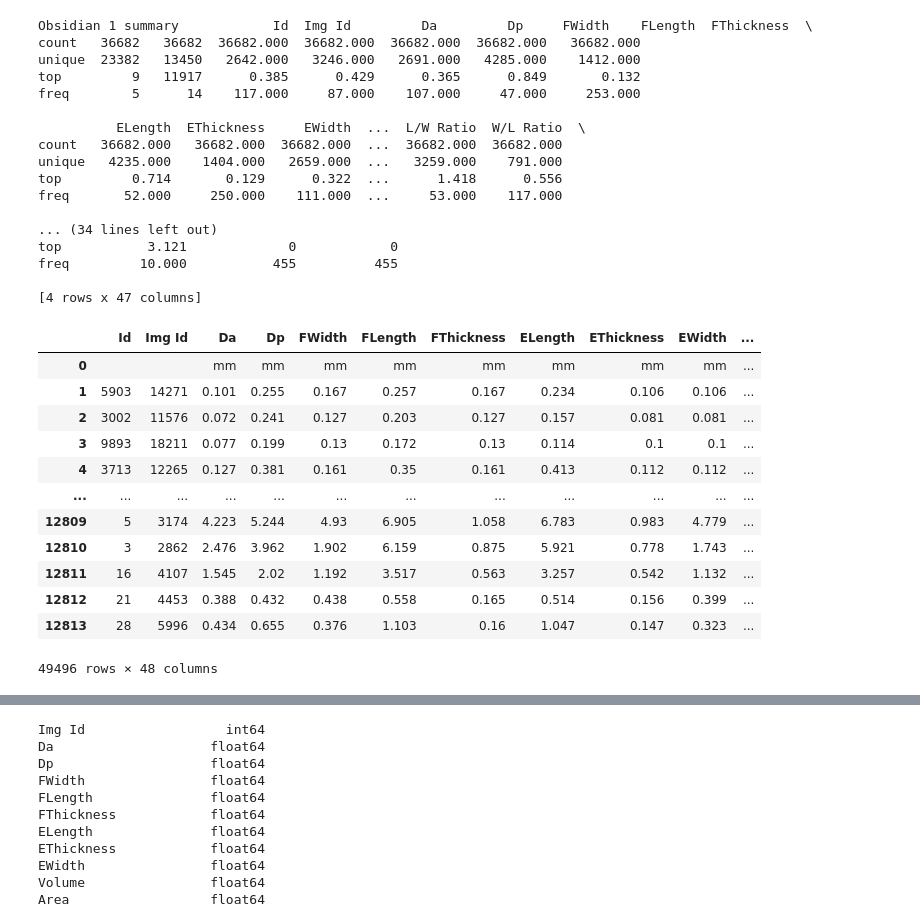
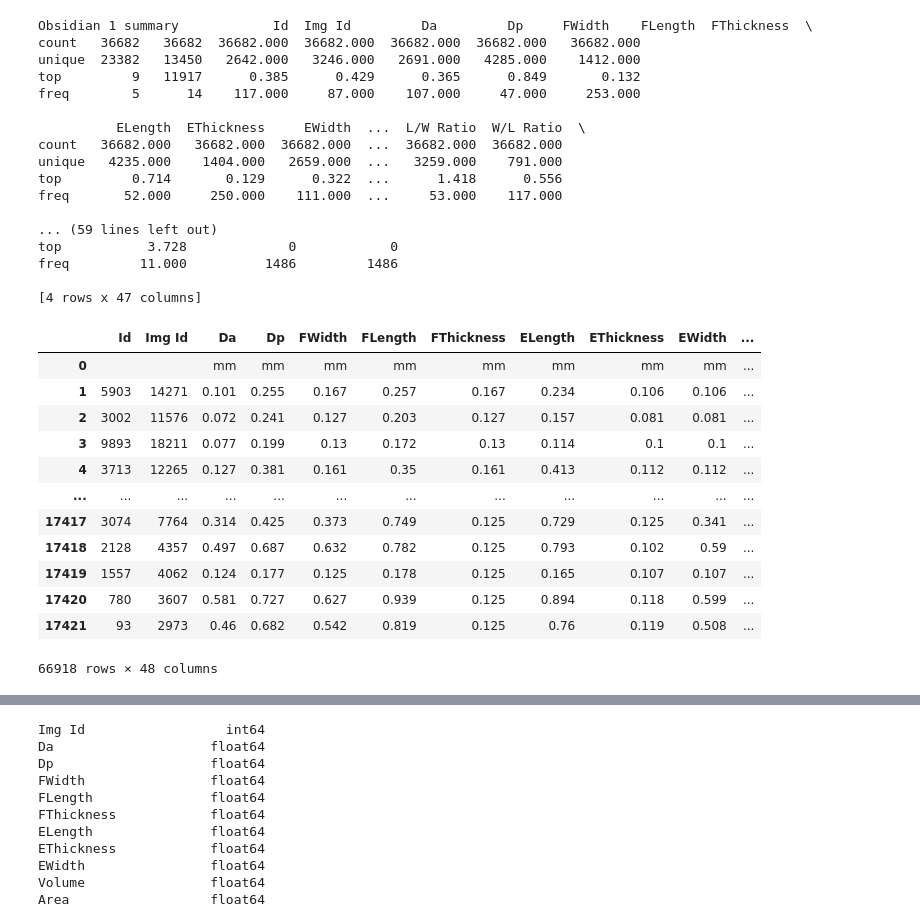
Before and after one commit to Applied-Machine-Learning-2022/microdebitage-ml-project, a Jupyter notebook: Obsidian_Model.ipynb, the cells around one changed output, grey strips where cells are left out. Saved outputs shown, nothing was run; the diff lists cells and outputs as text; code cells hidden in the pictures.

```diff
--- a/Obsidian_Model.ipynb
+++ b/Obsidian_Model.ipynb
@@ -11,10 +11,12 @@ from sklearn.model_selection import GridSearchCV
 #Loading the data
 ob1 = pd.read_excel('EXP-00004-Master.xlsx')
 ob2 = pd.read_excel('EXP-00005-Master.xlsx')
+ob3 = pd.read_excel('EXP-00006-Master.xlsx')
 # %%
 #Seeing what each dataset looks like
 print('Obsidian 1 summary', ob1.describe())
-print('Obsidian 1 summary', ob2.describe())
+print('Obsidian 2 summary', ob2.describe())
+print('Obsidian 3 summary', ob3.describe())
 # %% [output]
 Obsidian 1 summary            Id  Img Id         Da         Dp     FWidth    FLength  FThickness  \
 count   36682   36682  36682.000  36682.000  36682.000  36682.000   36682.000
@@ -28,34 +30,35 @@ unique   4235.000    1404.000   2659.000  ...   3259.000    791.000
 top         0.714       0.129      0.322  ...      1.418      0.556
 freq       52.000     250.000    111.000  ...     53.000    117.000
 
-... (34 lines left out)
-top           3.121             0            0
-freq         10.000           455          455
+... (59 lines left out)
+top           3.728             0            0
+freq         11.000          1486         1486
 
 [4 rows x 47 columns]
 # %%
 #Setting what stage in the tool-making process each dataset is in
 ob1['Stage'] = 4
 ob2['Stage'] = 5
+ob3['Stage'] = 6
 
-#Merging the two datasets together
-df = pd.concat([ob1, ob2])
+#Merging the three datasets together
+df = pd.concat([ob1, ob2, ob3])
 
 df
 # %% [output]
 |  | Id | Img Id | Da | Dp | FWidth | FLength | FThickness | ELength | EThickness | EWidth | ... |
 | 0 |  |  | mm | mm | mm | mm | mm | mm | mm | mm | ... |
 | 1 | 5903 | 14271 | 0.101 | 0.255 | 0.167 | 0.257 | 0.167 | 0.234 | 0.106 | 0.106 | ... |
 | 2 | 3002 | 11576 | 0.072 | 0.241 | 0.127 | 0.203 | 0.127 | 0.157 | 0.081 | 0.081 | ... |
 | 3 | 9893 | 18211 | 0.077 | 0.199 | 0.13 | 0.172 | 0.13 | 0.114 | 0.1 | 0.1 | ... |
 | 4 | 3713 | 12265 | 0.127 | 0.381 | 0.161 | 0.35 | 0.161 | 0.413 | 0.112 | 0.112 | ... |
 | ... | ... | ... | ... | ... | ... | ... | ... | ... | ... | ... | ... |
-| 12809 | 5 | 3174 | 4.223 | 5.244 | 4.93 | 6.905 | 1.058 | 6.783 | 0.983 | 4.779 | ... |
-| 12810 | 3 | 2862 | 2.476 | 3.962 | 1.902 | 6.159 | 0.875 | 5.921 | 0.778 | 1.743 | ... |
-| 12811 | 16 | 4107 | 1.545 | 2.02 | 1.192 | 3.517 | 0.563 | 3.257 | 0.542 | 1.132 | ... |
-| 12812 | 21 | 4453 | 0.388 | 0.432 | 0.438 | 0.558 | 0.165 | 0.514 | 0.156 | 0.399 | ... |
-| 12813 | 28 | 5996 | 0.434 | 0.655 | 0.376 | 1.103 | 0.16 | 1.047 | 0.147 | 0.323 | ... |
+| 17417 | 3074 | 7764 | 0.314 | 0.425 | 0.373 | 0.749 | 0.125 | 0.729 | 0.125 | 0.341 | ... |
+| 17418 | 2128 | 4357 | 0.497 | 0.687 | 0.632 | 0.782 | 0.125 | 0.793 | 0.102 | 0.59 | ... |
+| 17419 | 1557 | 4062 | 0.124 | 0.177 | 0.125 | 0.178 | 0.125 | 0.165 | 0.107 | 0.107 | ... |
+| 17420 | 780 | 3607 | 0.581 | 0.727 | 0.627 | 0.939 | 0.125 | 0.894 | 0.118 | 0.599 | ... |
+| 17421 | 93 | 2973 | 0.46 | 0.682 | 0.542 | 0.819 | 0.125 | 0.76 | 0.119 | 0.508 | ... |
-49496 rows × 48 columns
+66918 rows × 48 columns
 # %%
 #Removing unnecessary column and re-indexing
 df.drop(index = 0, inplace = True)
```
Also changed, not shown: parts of 5 cells of this notebook, 3 other files.
